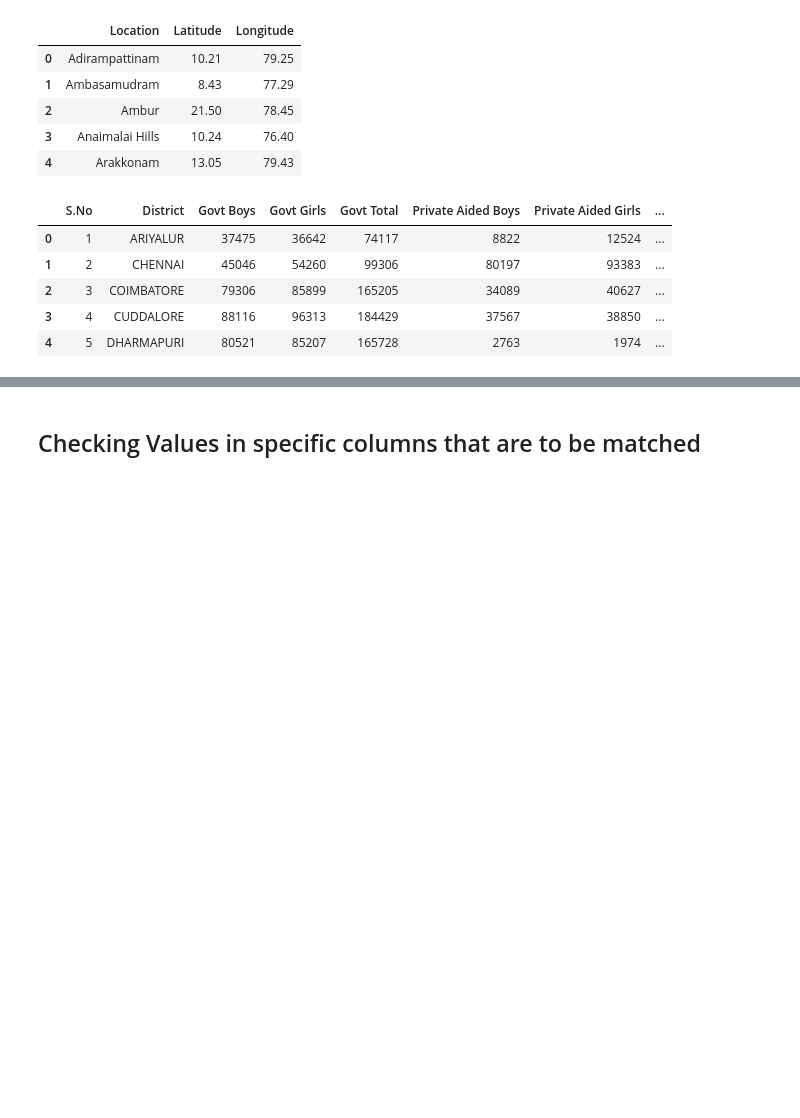
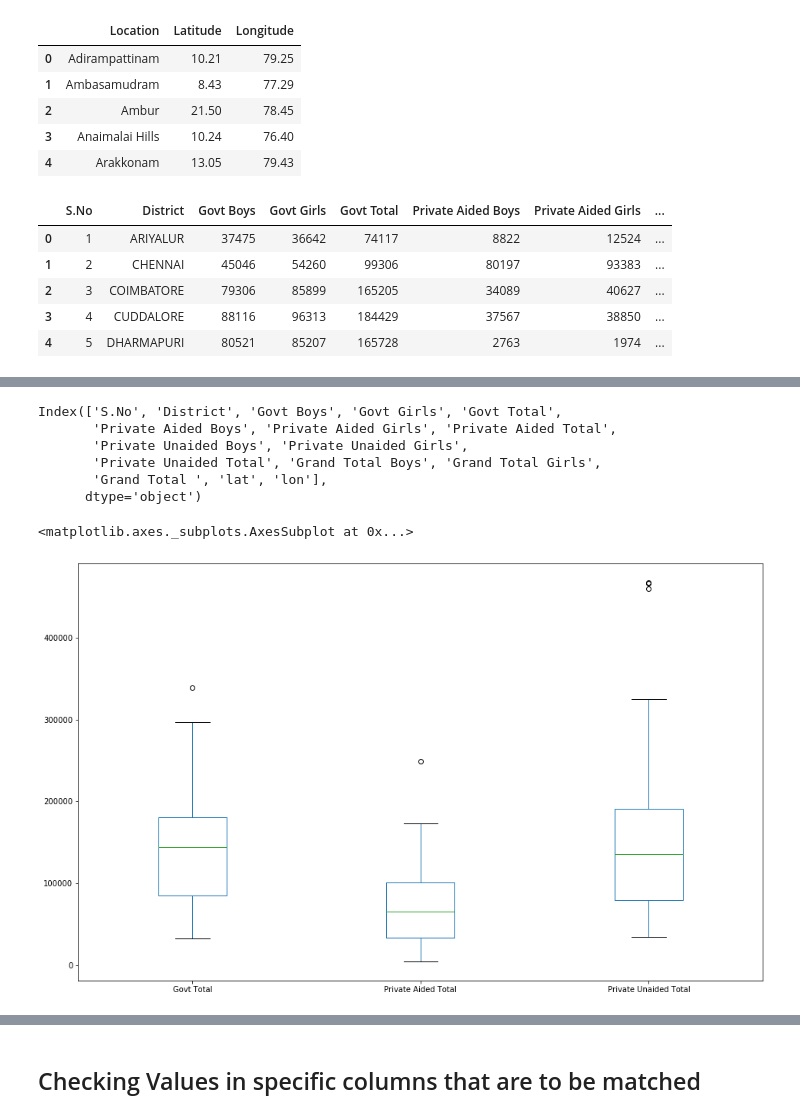
Before and after one commit to Nagkulan/Coursera_Capstone, a Jupyter notebook: TamilnaduEdu.ipynb, the cells around one changed output, grey strips where cells are left out. Drawn from its saved outputs; the diff is of its cells as text; code cells hidden in the pictures; blank space fills up the shorter version.

```diff
--- a/TamilnaduEdu.ipynb
+++ b/TamilnaduEdu.ipynb
@@ -89,0 +110,15 @@ gender.head()
+# %%
+gender.columns
+# %% [output]
+Index(['S.No', 'District', 'Govt Boys', 'Govt Girls', 'Govt Total',
+       'Private Aided Boys', 'Private Aided Girls', 'Private Aided Total',
+       'Private Unaided Boys', 'Private Unaided Girls',
+       'Private Unaided Total', 'Grand Total Boys', 'Grand Total Girls',
+       'Grand Total ', 'lat', 'lon'],
+      dtype='object')
+# %%
+box=gender[['District','Govt Total','Private Aided Total','Private Unaided Total']]
+box.plot(kind='box',figsize=(16,10))
+# %% [output]
+<matplotlib.axes._subplots.AxesSubplot at 0x...>
+[figure, added]
```
Also changed, not shown: parts of 7 cells of this notebook.
